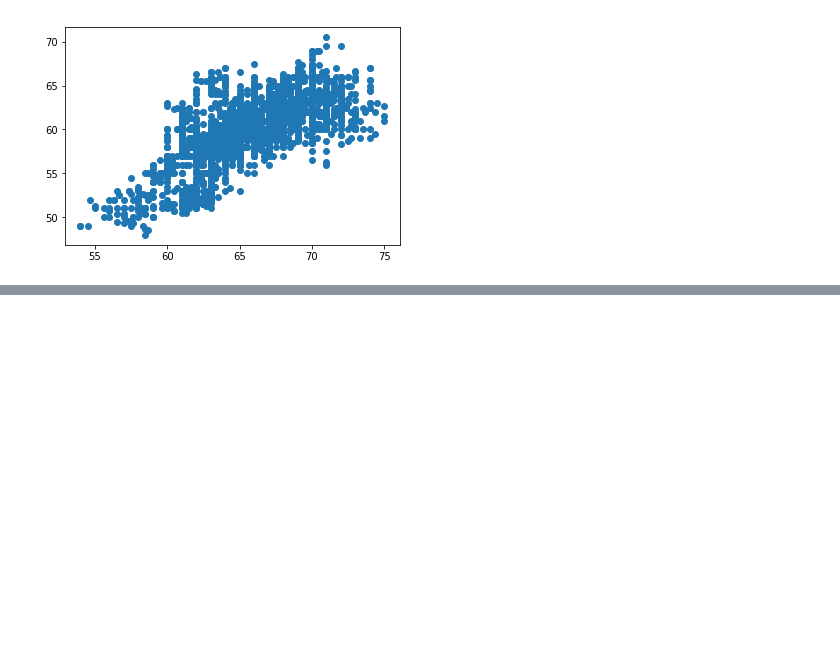
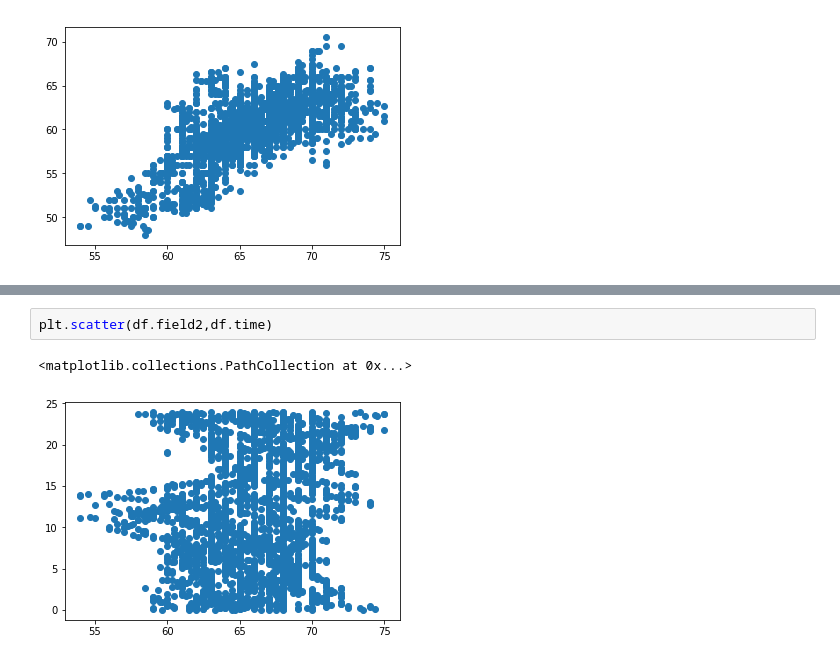
Before and after one commit to lfkopp/smarthome, a Jupyter notebook: 2-data_analysis.ipynb, the cells around one changed output, grey strips where cells are left out. Drawn from its saved outputs; the diff is of its cells as text; blank space fills up the shorter version.

```diff
--- a/2-data_analysis.ipynb
+++ b/2-data_analysis.ipynb
@@ -60,0 +79,5 @@ plt.scatter(df.field2,df.field4)
+# %%
+plt.scatter(df.field2,df.time)
+# %% [output]
+<matplotlib.collections.PathCollection at 0x...>
+[figure, added]
```
Also changed, not shown: parts of 9 cells of this notebook, 5 other files.
